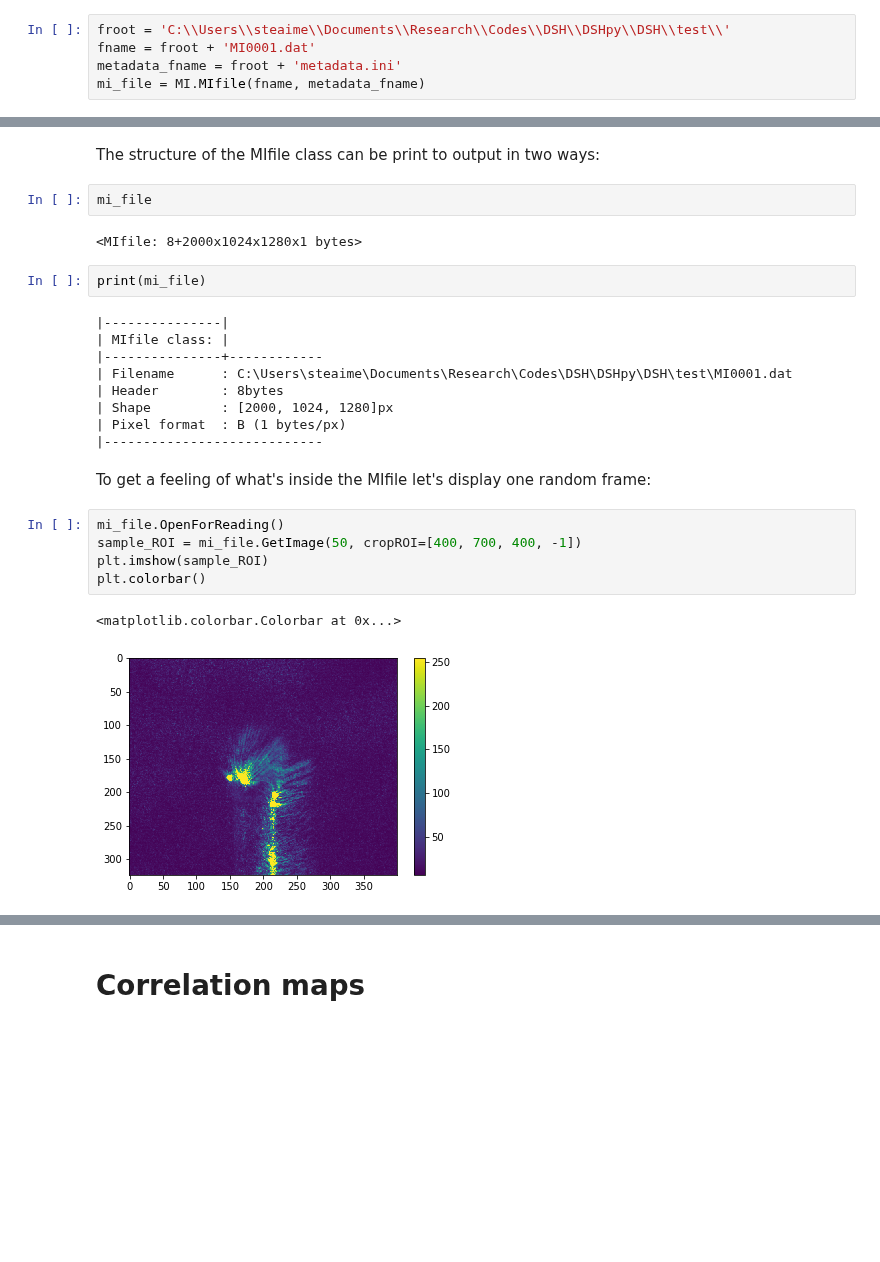
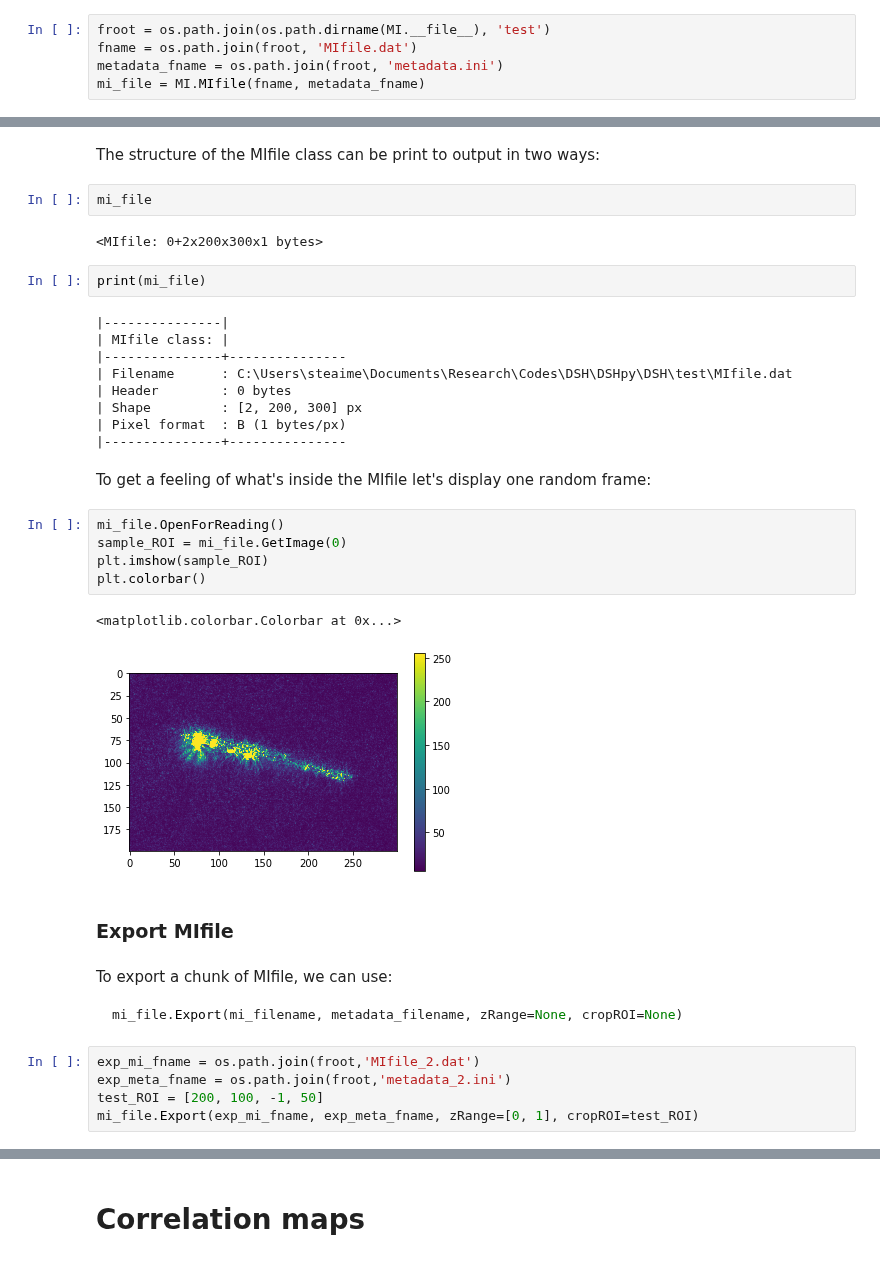
Before and after one commit to steaime/DSHpy, a Jupyter notebook: tutorial.ipynb, the cells around one changed output, grey strips where cells are left out. Saved outputs shown, nothing was run; the diff lists cells and outputs as text; blank space fills up the shorter version.

Commit message:
Test folder added, tutorial updated

````diff
--- a/tutorial.ipynb
+++ b/tutorial.ipynb
@@ -14,9 +15,9 @@ To load a MIfile together with associated metadata, use:
 mi_file = MI.MIfile(MI_filename, Metadata_filename)
 ```
 # %%
-froot = 'C:\\Users\\steaime\\Documents\\Research\\Codes\\DSH\\DSHpy\\DSH\\test\\'
-fname = froot + 'MI0001.dat'
-metadata_fname = froot + 'metadata.ini'
+froot = os.path.join(os.path.dirname(MI.__file__), 'test')
+fname = os.path.join(froot, 'MIfile.dat')
+metadata_fname = os.path.join(froot, 'metadata.ini')
 mi_file = MI.MIfile(fname, metadata_fname)
 # %% [markdown]
 ```MIfile``` class doesn't load any data from the source MIfile upon initializion.
@@ -51,25 +52,38 @@ The structure of the MIfile class can be print to output in two ways:
 # %%
 mi_file
 # %% [output]
-<MIfile: 8+2000x1024x1280x1 bytes>
+<MIfile: 0+2x200x300x1 bytes>
 # %%
 print(mi_file)
 # %% [output]
 |---------------|
 | MIfile class: |
-|---------------+------------
-| Filename      : C:\Users\steaime\Documents\Research\Codes\DSH\DSHpy\DSH\test\MI0001.dat
-| Header        : 8bytes
-| Shape         : [2000, 1024, 1280]px
+|---------------+---------------
+| Filename      : C:\Users\steaime\Documents\Research\Codes\DSH\DSHpy\DSH\test\MIfile.dat
+| Header        : 0 bytes
+| Shape         : [2, 200, 300] px
 | Pixel format  : B (1 bytes/px)
-|----------------------------
+|---------------+---------------
 # %% [markdown]
 To get a feeling of what's inside the MIfile let's display one random frame:
 # %%
 mi_file.OpenForReading()
-sample_ROI = mi_file.GetImage(50, cropROI=[400, 700, 400, -1])
+sample_ROI = mi_file.GetImage(0)
 plt.imshow(sample_ROI)
 plt.colorbar()
 # %% [output]
 <matplotlib.colorbar.Colorbar at 0x...>
-[figure, old version]
+[figure, new version]
+# %% [markdown]
+### Export MIfile
+# %% [markdown]
+To export a chunk of MIfile, we can use:
+
+```python
+mi_file.Export(mi_filename, metadata_filename, zRange=None, cropROI=None)
+```
+# %%
+exp_mi_fname = os.path.join(froot,'MIfile_2.dat')
+exp_meta_fname = os.path.join(froot,'metadata_2.ini')
+test_ROI = [200, 100, -1, 50]
+mi_file.Export(exp_mi_fname, exp_meta_fname, zRange=[0, 1], cropROI=test_ROI)
````
Also changed, not shown: parts of 11 cells of this notebook, 7 other files.
